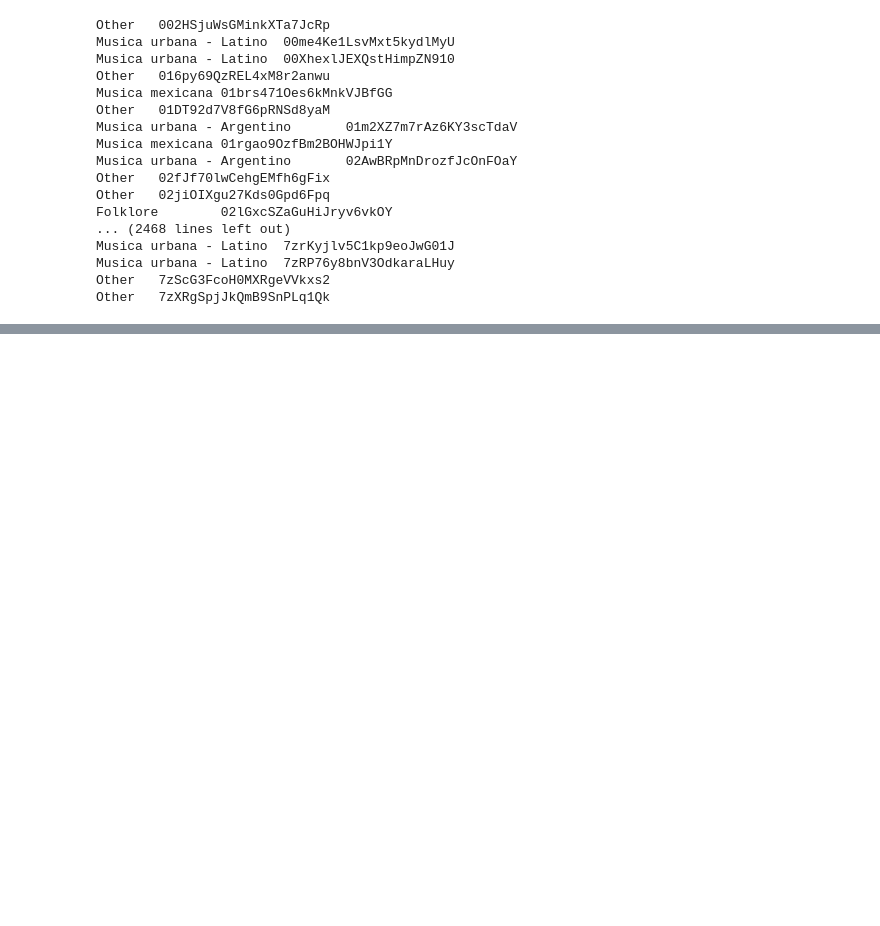
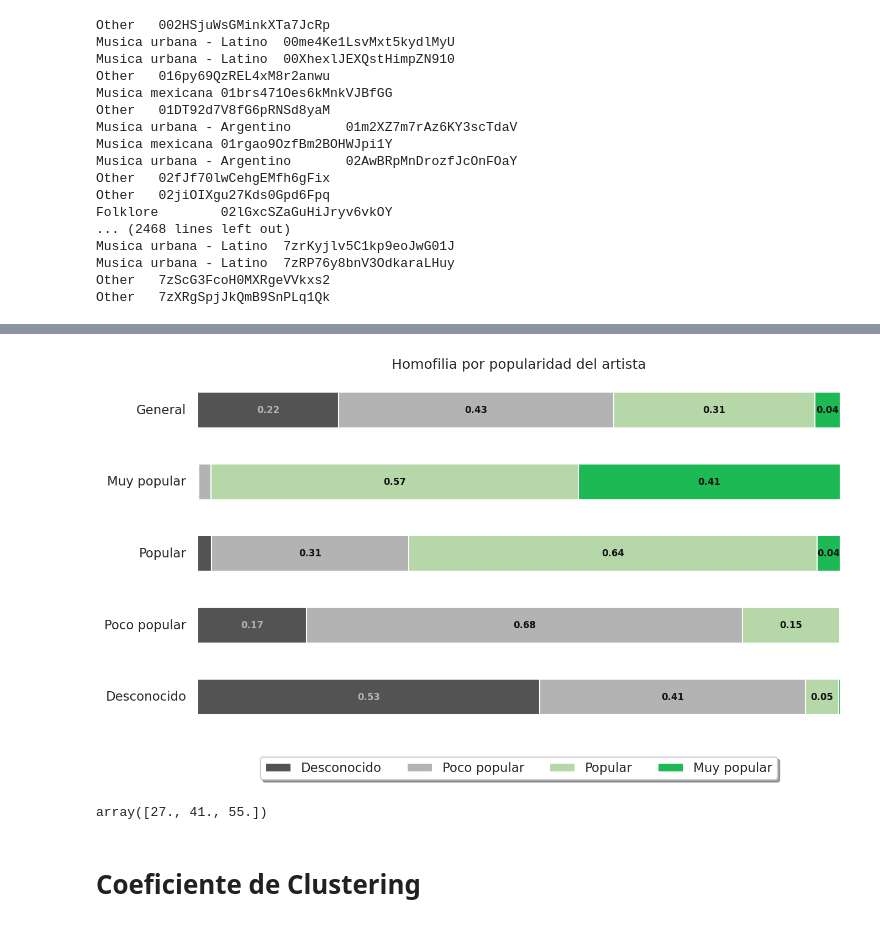
Before and after one commit to MauricioBuzzone/TDA2-RedesSociales, a Jupyter notebook: Spotify/Homophily.ipynb, the cells around one changed output, grey strips where cells are left out. Saved outputs shown, nothing was run; the diff lists cells and outputs as text; code cells hidden in the pictures; blank space fills up the shorter version.

```diff
--- a/Spotify/Homophily.ipynb
+++ b/Spotify/Homophily.ipynb
@@ -103,0 +286,4 @@ Other   7zXRgSpjJkQmB9SnPLq1Qk
+# %%
+tipos = ["Desconocido", "Poco popular", "Popular", "Muy popular"]
+mapa_p = {tipo_i:{tipo_j:0 for tipo_j in tipos} for tipo_i in tipos+["General"]}
+homofilia(network, "cat-popularity", mapa_p)
@@ -103,0 +311,13 @@ Other   7zXRgSpjJkQmB9SnPLq1Qk
+# %%
+_colors = [grey_spotify, white_spotify, "#b6d7a8", green_spotify]
+_font_colors = [white_spotify, black_spotify, black_spotify, black_spotify]
+
+plot_homofilia(mapa_p, _colors, _font_colors, "popularidad")
+# %% [output]
+[figure, added]
+# %%
+np.quantile(popularity, [0.25, 0.5, 0.75])
+# %% [output]
+array([27., 41., 55.])
+# %% [markdown]
+# Coeficiente de Clustering
```
Also changed, not shown: parts of 18 cells of this notebook, 16 other files.
